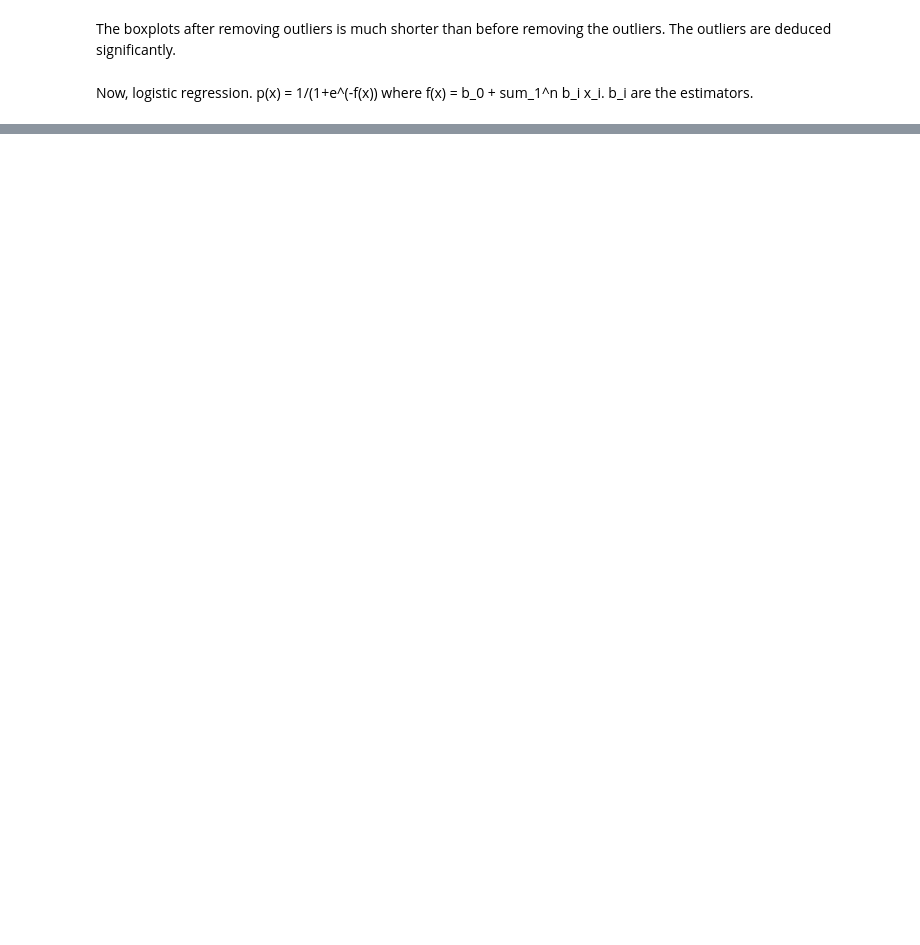
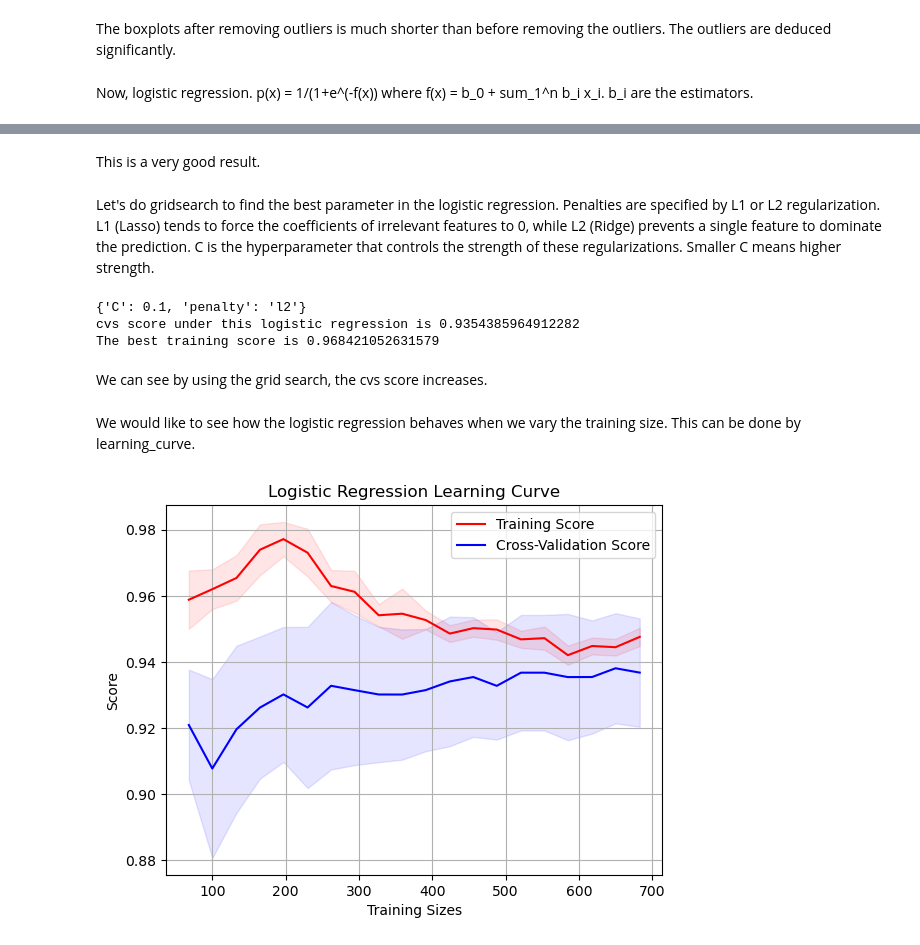
Before and after one commit to douglasli2827/Credit-Card-Fraud, a Jupyter notebook: CreditCardFraud.ipynb, the cells around one changed output, grey strips where cells are left out. Cells and saved outputs as stored; diff of their text form; code cells hidden in the pictures; blank space fills up the shorter version.

```diff
--- a/CreditCardFraud.ipynb
+++ b/CreditCardFraud.ipynb
@@ -581,0 +657,64 @@ print(model.coef_)
+# %% [markdown]
+This is a very good result.
+# %% [markdown]
+Let's do gridsearch to find the best parameter in the logistic regression. Penalties are specified by L1 or L2 regularization. L1 (Lasso) tends to force the coefficients of irrelevant features to 0, while L2 (Ridge) prevents a single feature to dominate the prediction. C is the hyperparameter that controls the strength of these regularizations. Smaller C means higher strength.
+# %%
+grid_parameter = {
+    'penalty' : ['l1', 'l2'],
+    'C' : [0.01, 0.1, 1, 10, 100]
+}
+
+gs = GridSearchCV(estimator = model_logistic, param_grid = grid_parameter, cv = 10, scoring = 'accuracy')
+
+gs.fit(X_train, y_train)
+
+bestparameters = gs.best_params_
+bestmodel_logistic = gs.best_estimator_
+cvs_score = cross_val_score(bestmodel_logistic, X_train, y_train, cv = 10)
+best_training_score = bestmodel_logistic.score(X_test, y_test)
+
+print(bestparameters)
+print('cvs score under this logistic regression is', cvs_score.mean())
+print('The best training score is', best_training_score)
+# %% [output]
+{'C': 0.1, 'penalty': 'l2'}
+cvs score under this logistic regression is 0.9354385964912282
+The best training score is 0.968421052631579
+# %% [markdown]
+We can see by using the grid search, the cvs score increases.
+# %% [markdown]
+We would like to see how the logistic regression behaves when we vary the training size. This can be done by learning_curve.
+# %%
+training_sizes = np.linspace(0.1, 1.0, 20)
+
+training_sizes, training_score, test_score = learning_curve(
+    bestmodel_logistic, X_train, y_train, cv = 10, train_sizes = training_sizes, scoring = 'accuracy'
+)
+
+training_score_mean = np.mean(training_score, axis = 1)
+training_score_std = np.std(training_score, axis = 1)
+test_score_mean = np.mean(test_score, axis = 1)
+test_score_std = np.std(test_score, axis = 1)
+
+plt.figure()
+
+plt.title('Logistic Regression Learning Curve')
+plt.xlabel('Training Sizes')
+plt.ylabel('Score')
+plt.grid()
+
+plt.plot(training_sizes, training_score_mean, color = 'r', label = 'Training Score')
+plt.plot(training_sizes, test_score_mean, color = 'b', label = 'Cross-Validation Score')
+
+plt.fill_between(
+    training_sizes, training_score_mean - training_score_std, training_score_mean + training_score_std, alpha = 0.1, color = 'r'
+)
+plt.fill_between(
+    training_sizes, test_score_mean - test_score_std, test_score_mean + test_score_std, alpha = 0.1, color = 'b'
+)
+
+
+plt.legend()
+plt.show()
+# %% [output]
+[figure, added]
```
Also changed, not shown: parts of 29 cells of this notebook.
